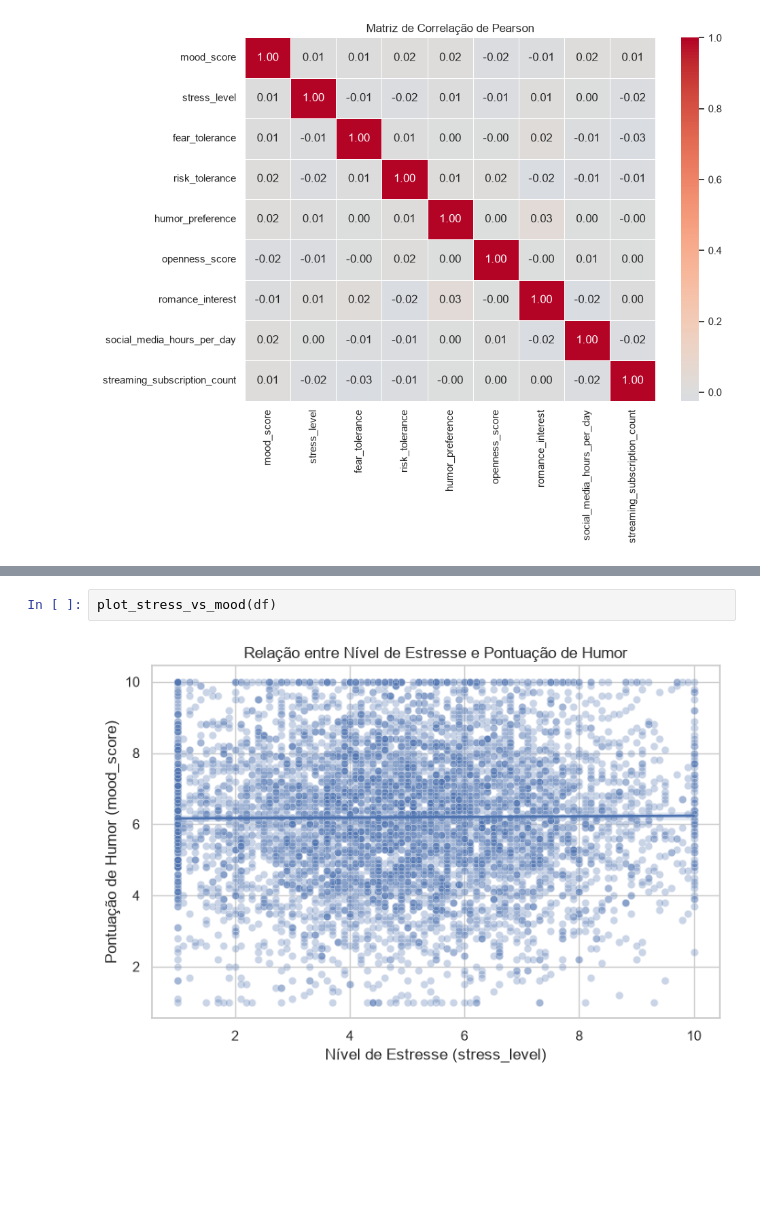
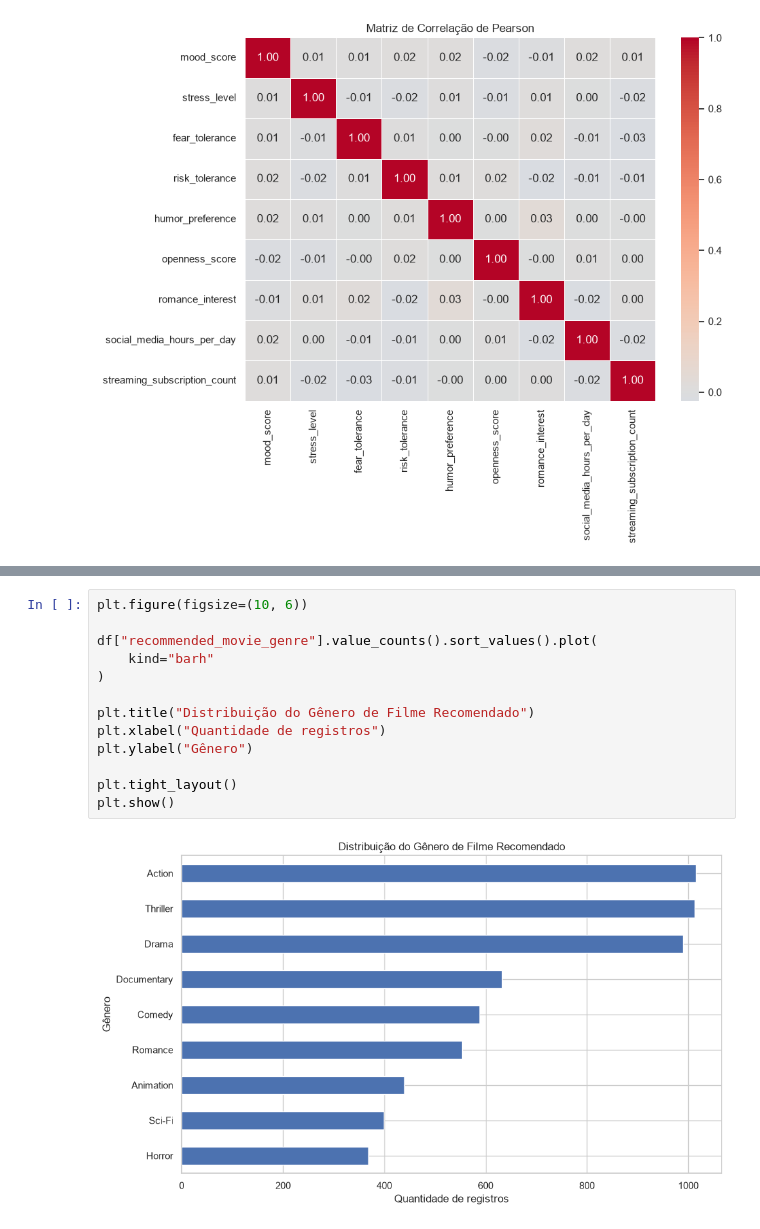
Before and after one commit to lucascsantos07/analise_preparacao_dados, a Jupyter notebook: notebooks/01_eda.ipynb, the cells around one changed output, grey strips where cells are left out. Cells and saved outputs as stored; diff of their text form; blank space fills up the shorter version.

```diff
--- a/notebooks/01_eda.ipynb
+++ b/notebooks/01_eda.ipynb
@@ -362,5 +398,16 @@ plot_pairplot(df, num_cols)
 # %%
-plot_stress_vs_mood(df)
+plt.figure(figsize=(10, 6))
+
+df["recommended_movie_genre"].value_counts().sort_values().plot(
+    kind="barh"
+)
+
+plt.title("Distribuição do Gênero de Filme Recomendado")
+plt.xlabel("Quantidade de registros")
+plt.ylabel("Gênero")
+
+plt.tight_layout()
+plt.show()
 # %% [output]
-[figure, old version]
+[figure, new version]
 # %%
```
Also changed, not shown: parts of 19 cells of this notebook, 8 other files.
